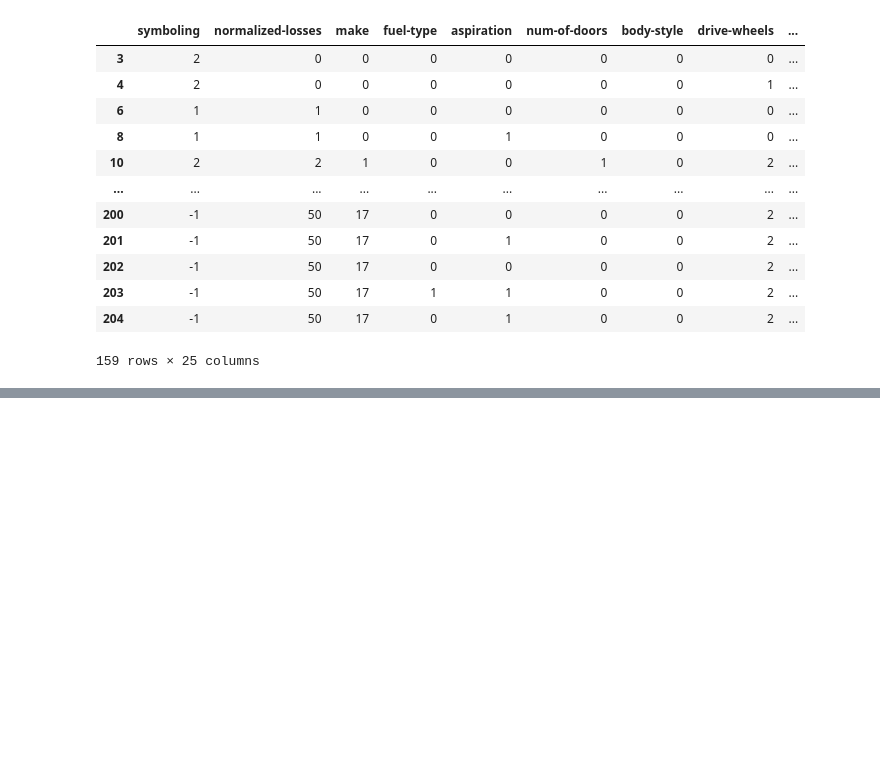
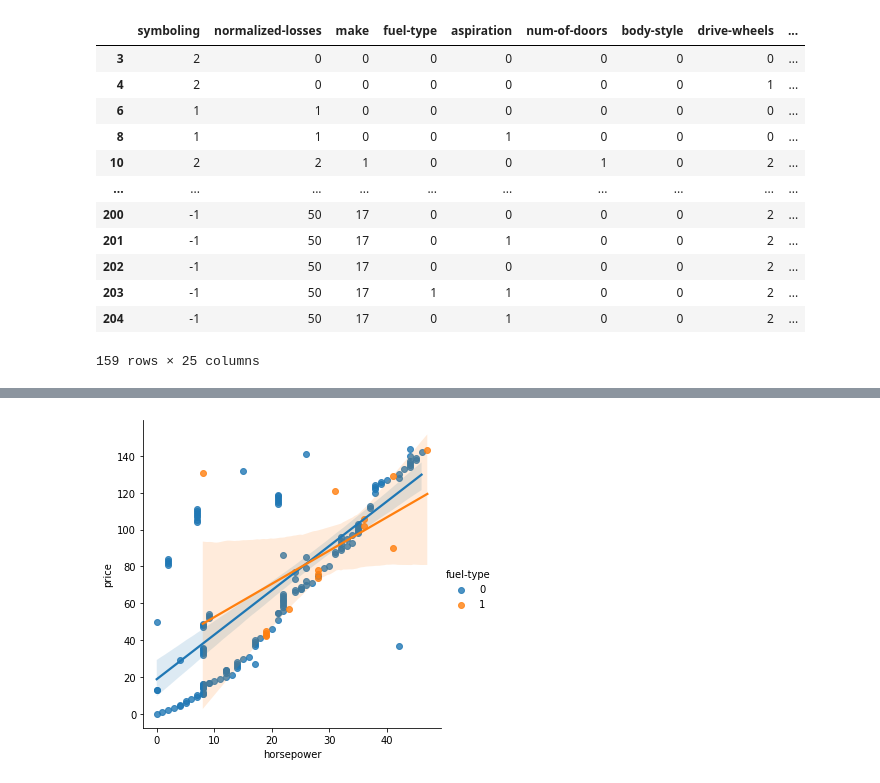
Before and after one commit to FranciscoFoz/machine-learning-training, a Jupyter notebook: Feature engineering/Curso_Kaggle_FE.ipynb, the cells around one changed output, grey strips where cells are left out. Cells and saved outputs as stored; diff of their text form; code cells hidden in the pictures; blank space fills up the shorter version.

```diff
--- a/Feature engineering/Curso_Kaggle_FE.ipynb
+++ b/Feature engineering/Curso_Kaggle_FE.ipynb
@@ -275,0 +329,4 @@ Name: MI Scores, dtype: float64
+# %%
+sns.lmplot(x="horsepower", y="price", hue="fuel-type", data=df_auto);
+# %% [output]
+[figure, added]
```
Also changed, not shown: parts of 15 cells of this notebook.
